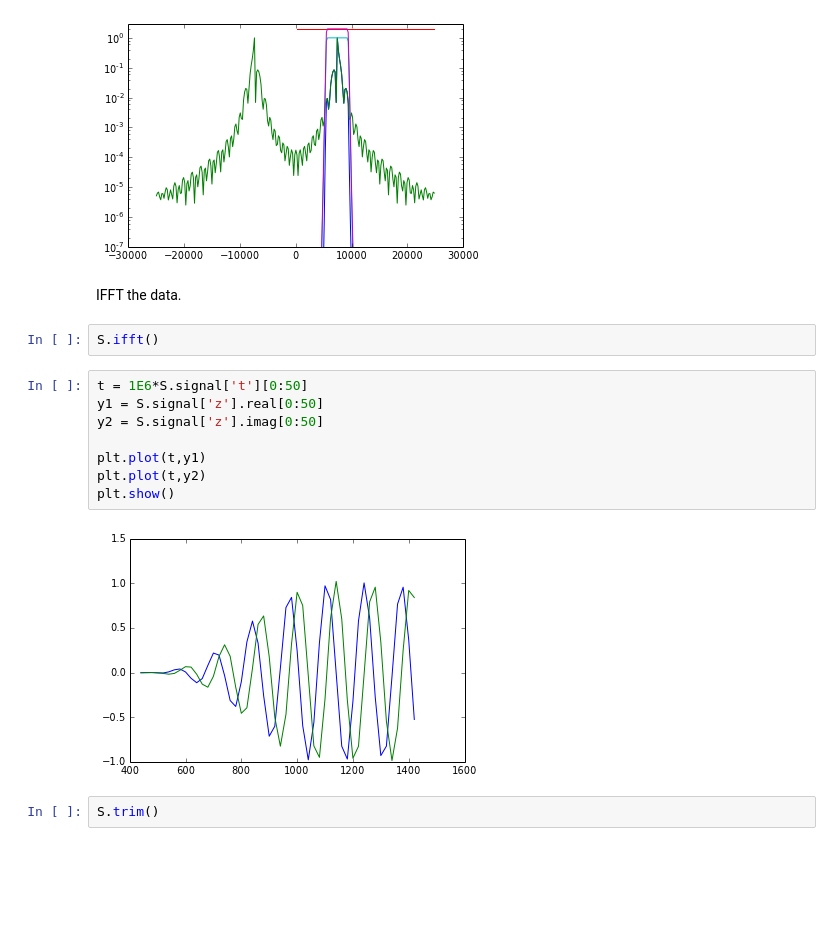
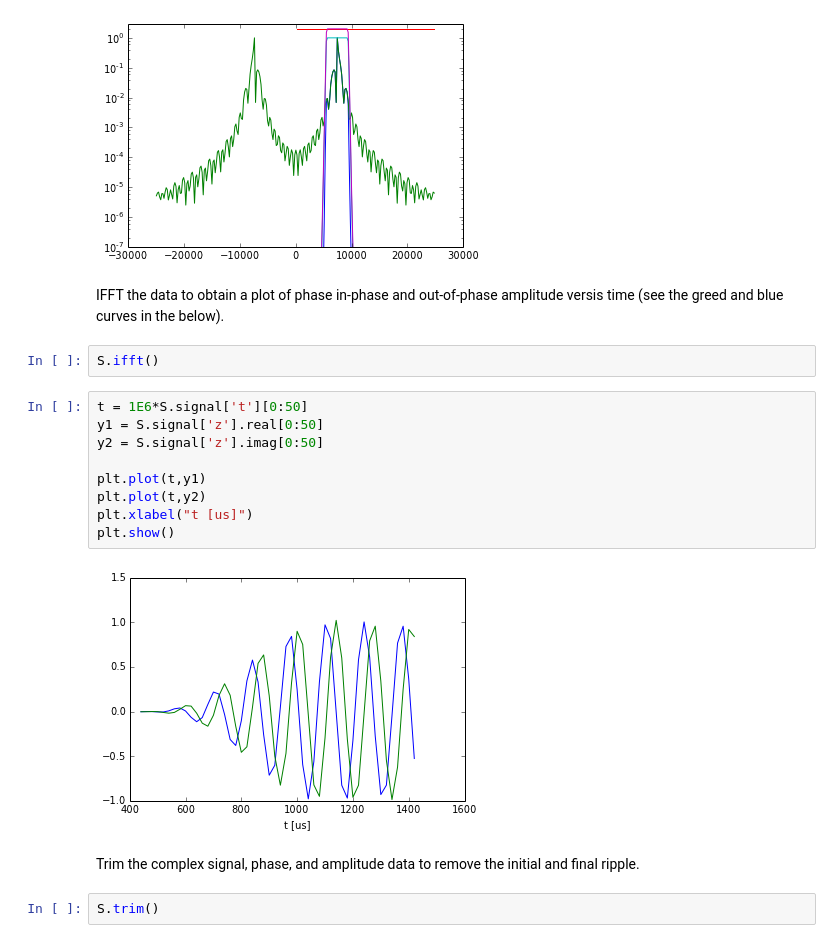
Before and after one commit to JohnMarohn/FreqDemod, a Jupyter notebook: freqdemod/docs/freqdemod-quickstart-1.ipynb, the cells around one changed output. Drawn from its saved outputs; the diff is of its cells as text; blank space fills up the shorter version.

```diff
--- a/freqdemod/docs/freqdemod-quickstart-1.ipynb
+++ b/freqdemod/docs/freqdemod-quickstart-1.ipynb
@@ -127,20 +133,23 @@ plt.ylim([1E-7,3.0])
 plt.show()
 # %% [output]
 [figure]
-# %% [markdown]
-IFFT the data.
+# %% [markdown]
+IFFT the data to obtain a plot of phase in-phase and out-of-phase amplitude versis time (see the greed and blue curves in the below).
 # %%
 S.ifft()
 # %%
 t = 1E6*S.signal['t'][0:50]
 y1 = S.signal['z'].real[0:50]
 y2 = S.signal['z'].imag[0:50]
 
 plt.plot(t,y1)
 plt.plot(t,y2)
+plt.xlabel("t [us]")
 plt.show()
 # %% [output]
-[figure, old version]
+[figure, new version]
+# %% [markdown]
+Trim the complex signal, phase, and amplitude data to remove the initial and final ripple.
 # %%
 S.trim()
 # %%
```
Also changed, not shown: parts of 12 cells of this notebook, 1 other file.
